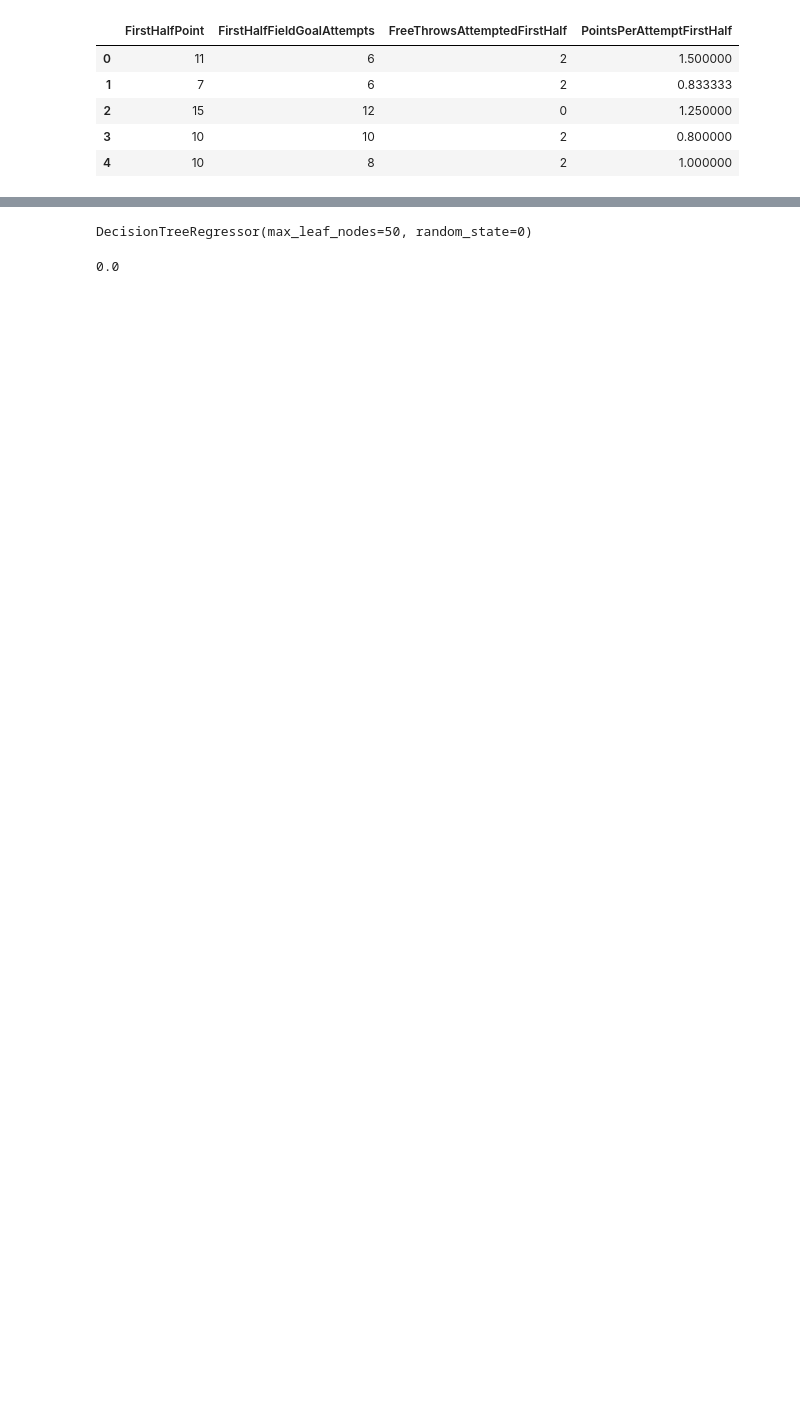
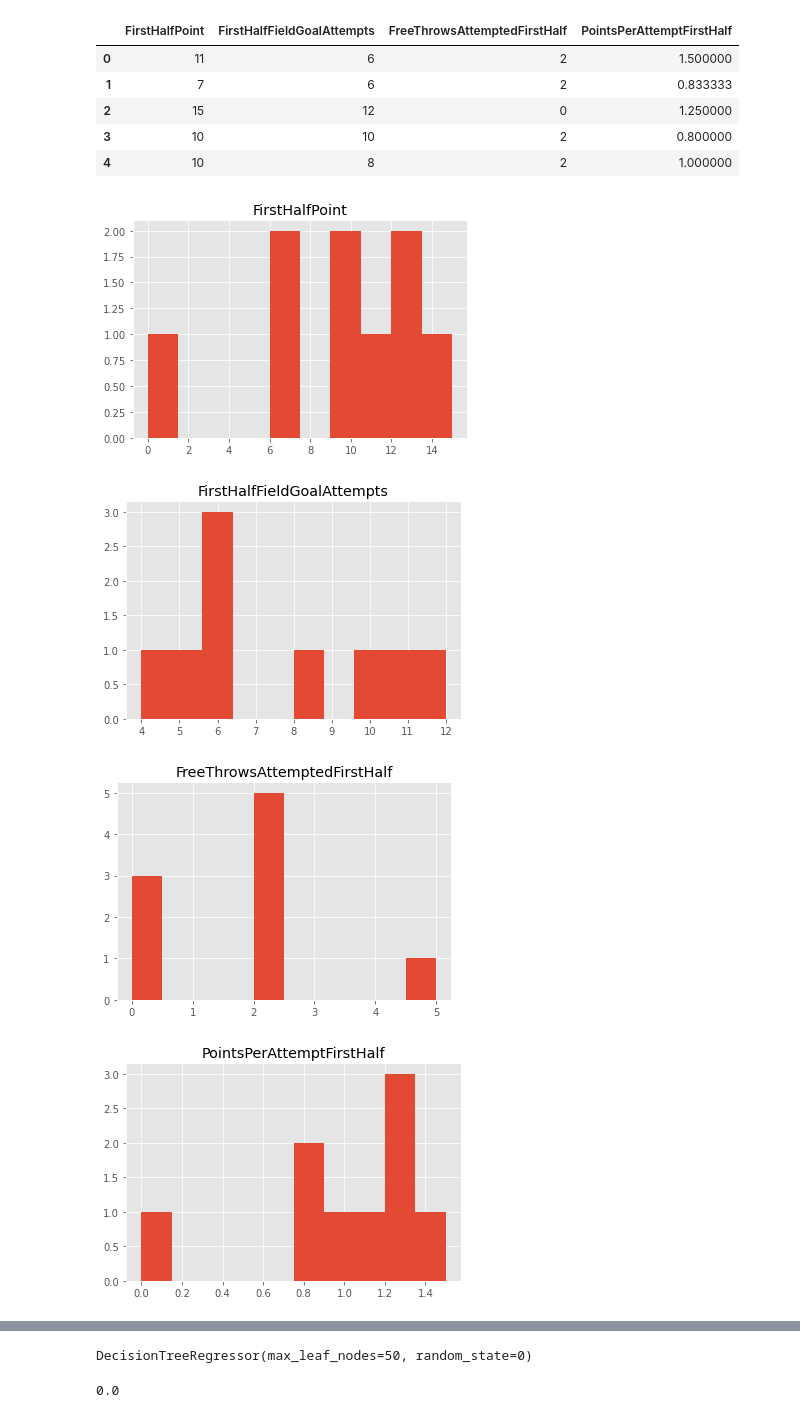
Before and after one commit to jreckin/FunAnalyticalStuff, a Jupyter notebook: ccm_analytics_pandas.ipynb, the cells around one changed output, grey strips where cells are left out. Drawn from its saved outputs; the diff is of its cells as text; code cells hidden in the pictures; blank space fills up the shorter version.

```diff
--- a/ccm_analytics_pandas.ipynb
+++ b/ccm_analytics_pandas.ipynb
@@ -111,6 +113,0 @@ df_num
-# %%
-# See distributions for numeric values
-for i in df_num.columns:
-    plt.hist(df_num[i])
-    plt.title(i)
-    plt.show()
@@ -216,6 +203,17 @@ X.head()
 | 2 | 15 | 12 | 0 | 1.250000 |
 | 3 | 10 | 10 | 2 | 0.800000 |
 | 4 | 10 | 8 | 2 | 1.000000 |
+# %%
+# See distributions for X values
+for i in X.columns:
+    plt.hist(X[i])
+    plt.title(i)
+    plt.show()
+# %% [output]
+[figure, added]
+[figure, added]
+[figure, added]
+[figure, added]
 # %%
 # Used Decision Tree Regressor to split prediction values
 from sklearn.tree import DecisionTreeRegressor
```
Also changed, not shown: parts of 25 cells of this notebook, 1 other file.
